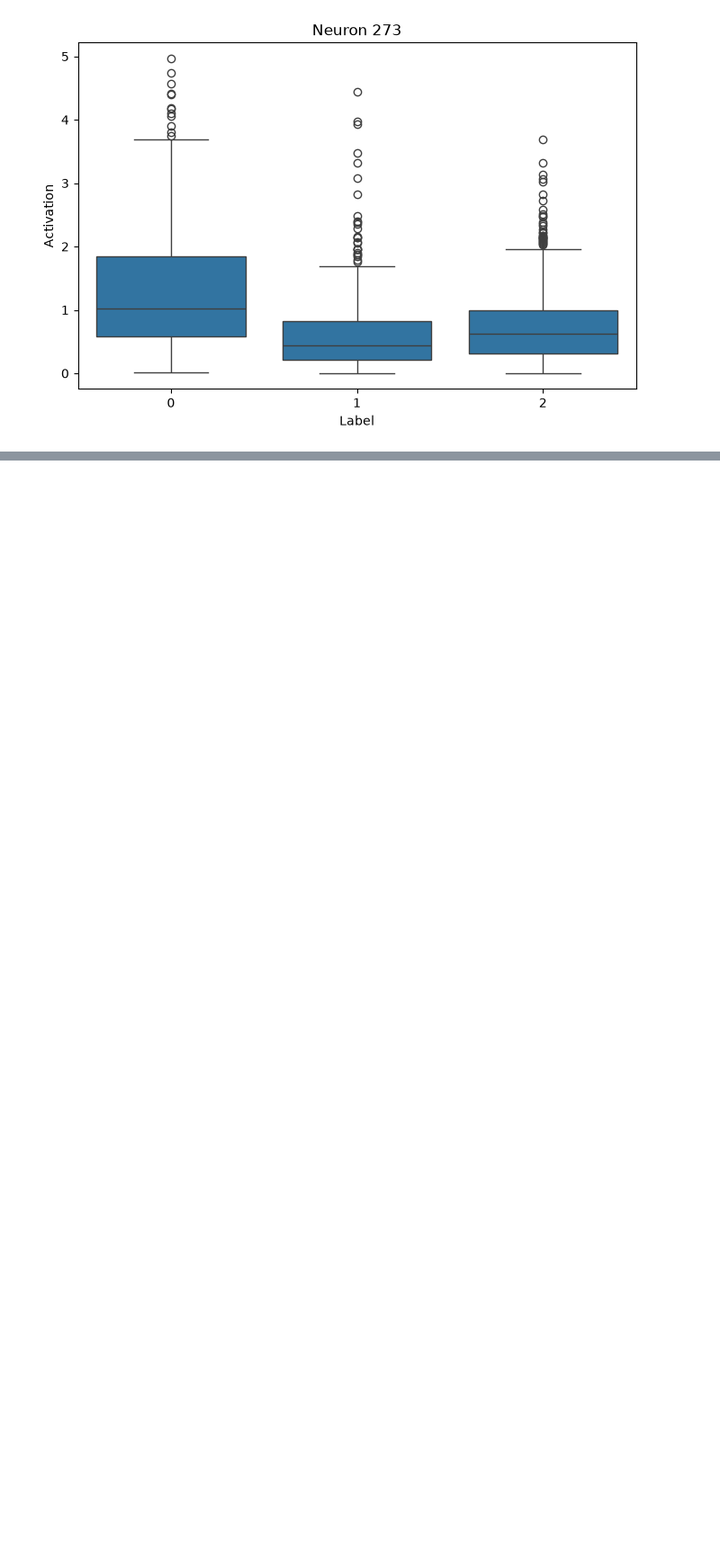
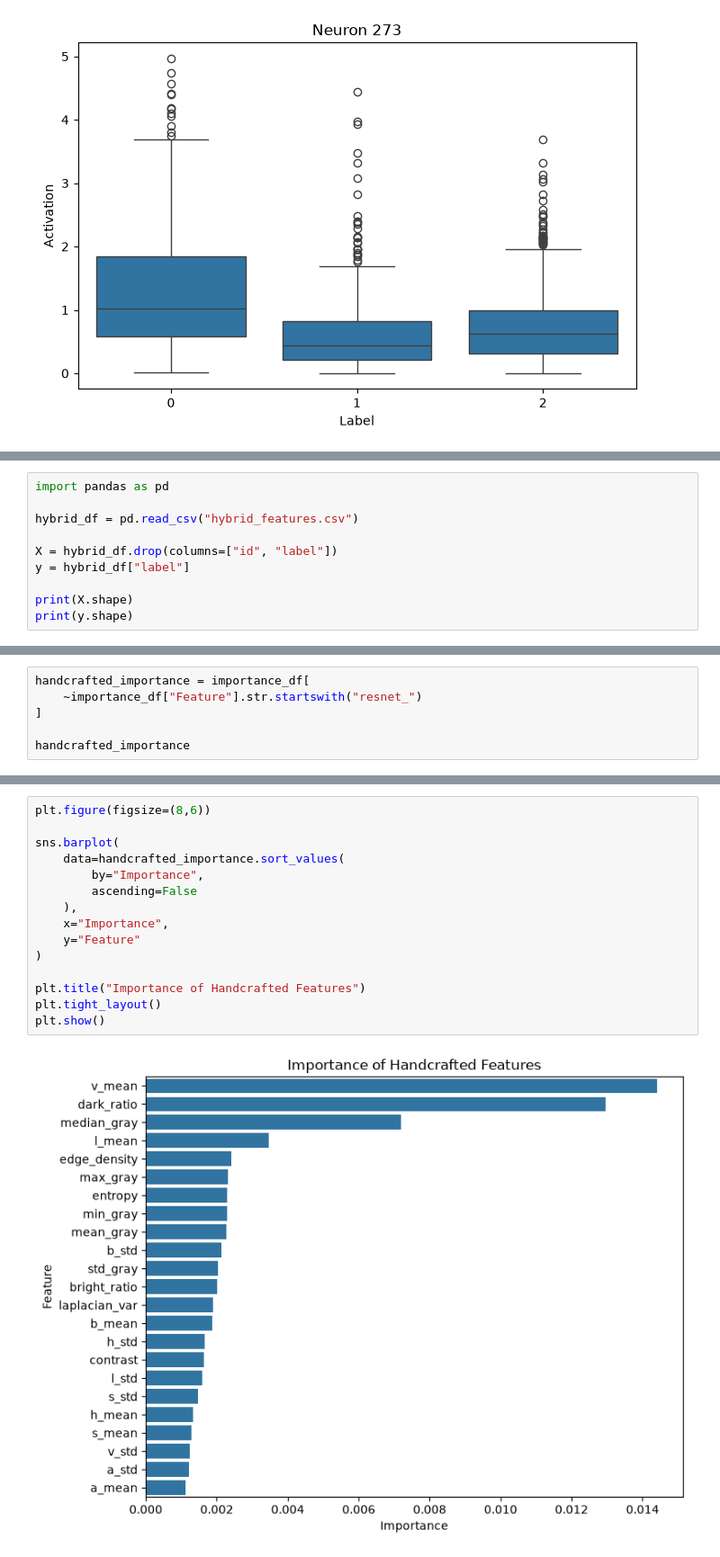
Before and after one commit to Vaibhavv526/Predicting-Illumination-from-Camera-Images, a Jupyter notebook: advance_EDA.ipynb, the cells around one changed output, grey strips where cells are left out. Shown at 90% size. Cells and saved outputs as stored; diff of their text form; blank space fills up the shorter version.

```diff
--- a/advance_EDA.ipynb
+++ b/advance_EDA.ipynb
@@ -425,0 +430,10 @@ plt.show()
+# %%
+import pandas as pd
+
+hybrid_df = pd.read_csv("hybrid_features.csv")
+
+X = hybrid_df.drop(columns=["id", "label"])
+y = hybrid_df["label"]
+
+print(X.shape)
+print(y.shape)
@@ -425,0 +556,6 @@ plt.show()
+# %%
+handcrafted_importance = importance_df[
+    ~importance_df["Feature"].str.startswith("resnet_")
+]
+
+handcrafted_importance
@@ -425,0 +582,17 @@ plt.show()
+# %%
+plt.figure(figsize=(8,6))
+
+sns.barplot(
+    data=handcrafted_importance.sort_values(
+        by="Importance",
+        ascending=False
+    ),
+    x="Importance",
+    y="Feature"
+)
+
+plt.title("Importance of Handcrafted Features")
+plt.tight_layout()
+plt.show()
+# %% [output]
+[figure, added]
```
Also changed, not shown: parts of 14 cells of this notebook, 4 other files.
